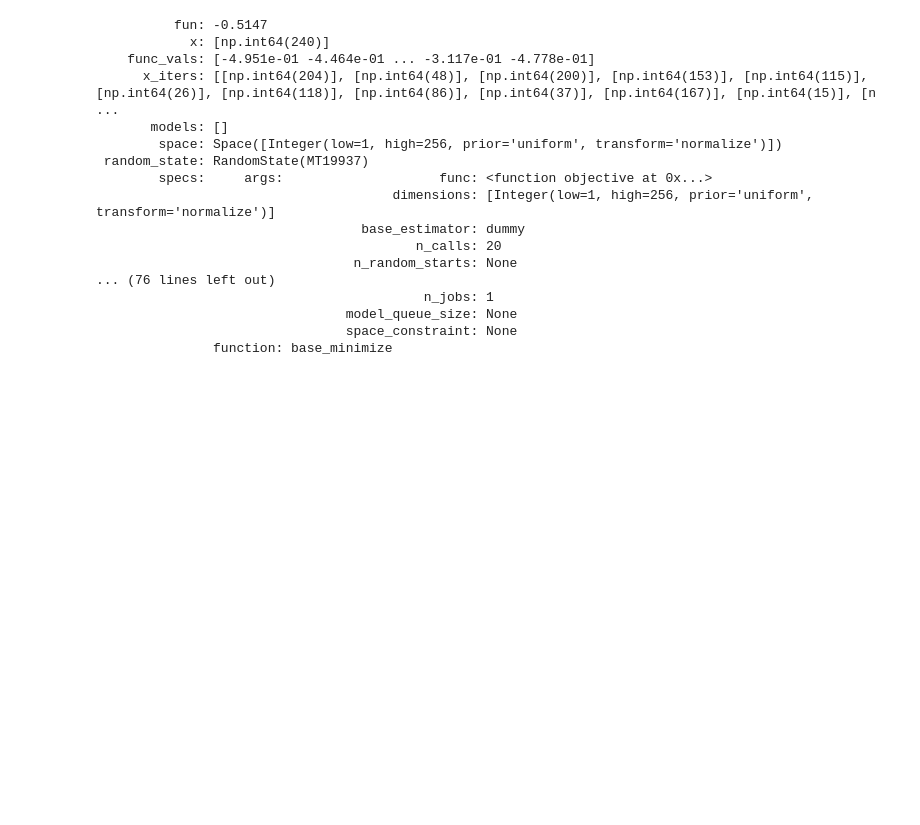
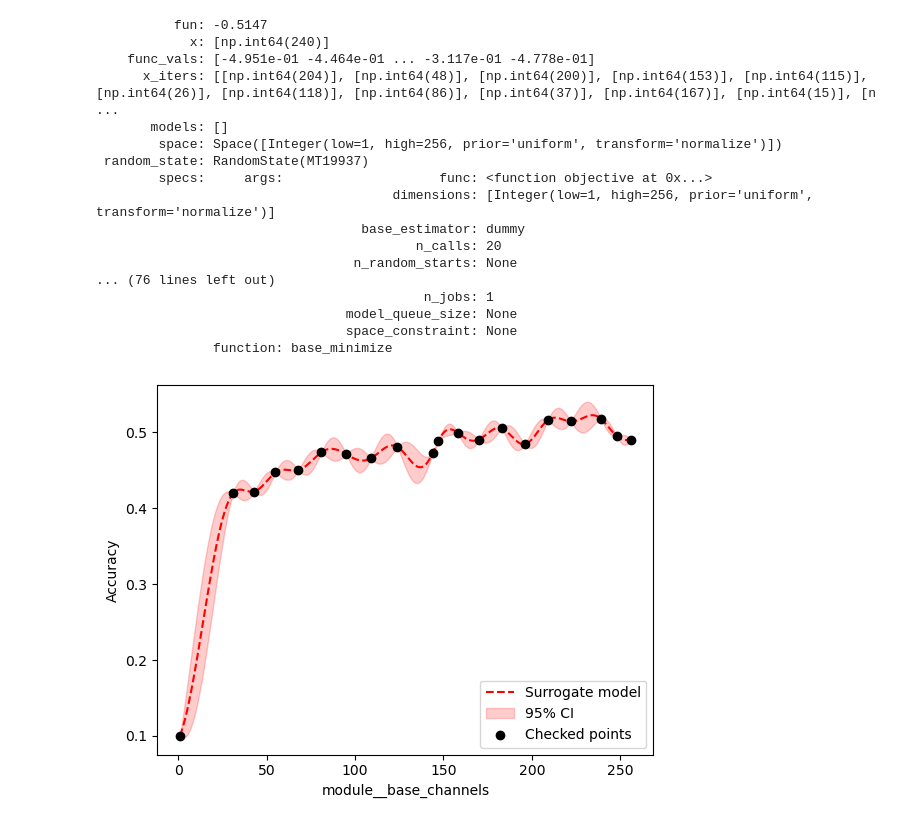
Before and after one commit to amapy-00/miniproject_1_02463, a Jupyter notebook: mini_project_1.ipynb, the cells around one changed output. Drawn from its saved outputs; the diff is of its cells as text; code cells hidden in the pictures; blank space fills up the shorter version.

Commit message:
add surrogate mdoel

```diff
--- a/mini_project_1.ipynb
+++ b/mini_project_1.ipynb
@@ -328,3 +328,28 @@ print(opt_bo)
                                 model_queue_size: None
                                 space_constraint: None
                function: base_minimize
+# %%
+# Create a dense grid in the normalized space and predict with GP
+x_norm = np.linspace(0, 1, 10000)[:, np.newaxis]
+f_pred, f_std = opt_bo.models[-1].predict(x_norm, return_std=True)
+# Convert predictions from negative accuracy to accuracy
+acc_pred = -f_pred
+ci_lower = acc_pred - 1.96 * f_std
+ci_upper = acc_pred + 1.96 * f_std
+
+# Convert x from normalized to original scale
+x_orig = 1 + x_norm * (256 - 1)  # because lower=1, upper=256
+
+# Get the evaluated (checked) points and their observed values (convert to accuracy)
+x_points = np.array([pt[0] for pt in opt_bo.x_iters])
+y_points = -np.array(opt_bo.func_vals)
+
+plt.plot(x_orig, acc_pred, "r--", label="Surrogate model")
+plt.fill_between(x_orig.flatten(), ci_lower, ci_upper, color="r", alpha=0.2, label="95% CI")
+plt.scatter(x_points, y_points, c="black", zorder=5, label="Checked points")
+plt.xlabel("module__base_channels")
+plt.ylabel("Accuracy")
+plt.legend()
+plt.show()
+# %% [output]
+[figure, added]
```
